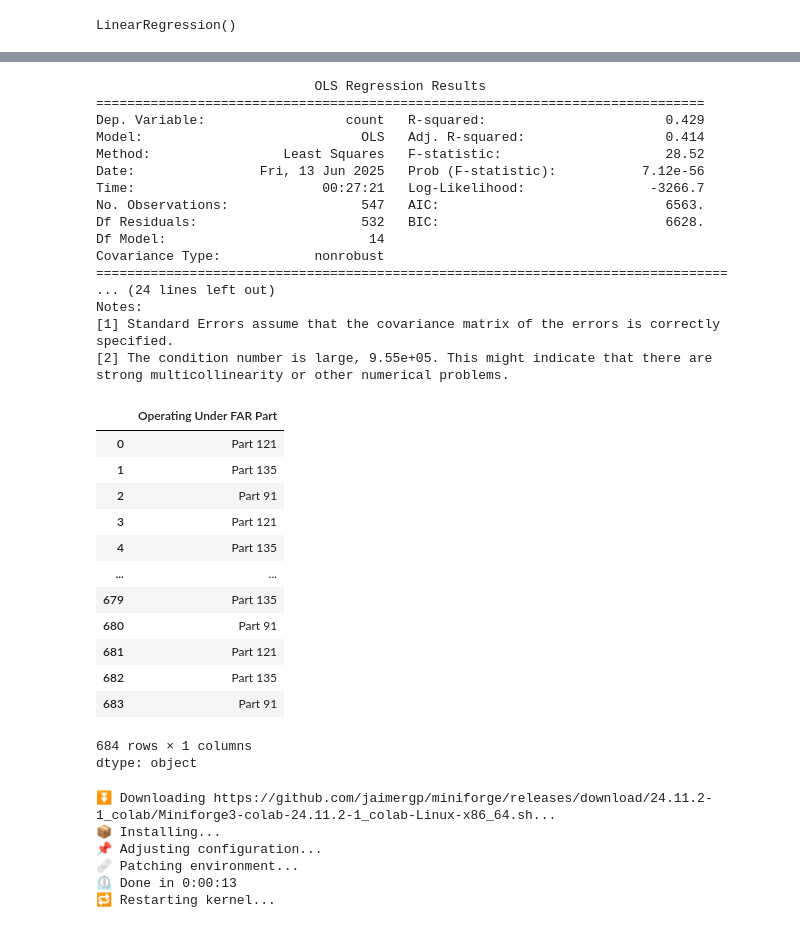
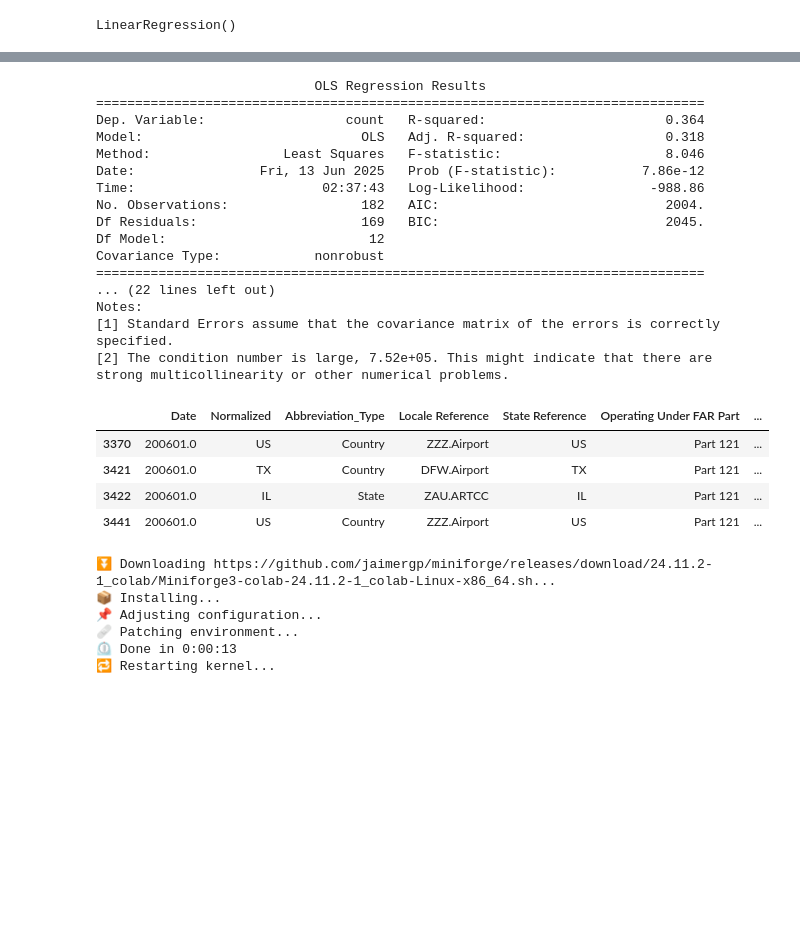
Before and after one commit to terryljh/aviation2, a Jupyter notebook: asrs linear model2.ipynb, the cells around one changed output, grey strips where cells are left out. Drawn from its saved outputs; the diff is of its cells as text; code cells hidden in the pictures; blank space fills up the shorter version.

```diff
--- a/asrs linear model2.ipynb
+++ b/asrs linear model2.ipynb
@@ -433,8 +438,10 @@ dfsubset2=dfsubset2.copy()
 dfsubset2['Year'] = dfsubset2['Date']//100
 dfsubset2['Month'] = dfsubset2['Date']%100
 
-dfsubset2['Human_Factors'] = dfsubset2['Primary Problem'] == 'Human Factors'
-hf_by_month = dfsubset2.groupby(['Year', 'Month'])['Human_Factors'].mean().reset_index(name='pct_human_factors')
+dfsubset2 = dfsubset2[dfsubset2['Operating Under FAR Part'] == 'Part 121']
+
+#dfsubset2['Human_Factors'] = dfsubset2['Primary Problem'] == 'Human Factors'
+#hf_by_month = dfsubset2.groupby(['Year', 'Month'])['Human_Factors'].mean().reset_index(name='pct_human_factors')
 
 #dfsubset2['Operating Under FAR Part'] = dfsubset2['Operating Under FAR Part'].astype(str)
 #dfsubset2['Operating Under FAR Part'] = dfsubset2['Operating Under FAR Part'].apply(
@@ -461,81 +468,73 @@ dfsubset2['Operating Under FAR Part'] = dfsubset2['Operating Under FAR Part'].ap
 counts = dfsubset2['Operating Under FAR Part'].value_counts()
 low_freq_labels = counts[counts < 1000].index
 dfsubset2['Operating Under FAR Part'] = dfsubset2['Operating Under FAR Part'].replace(low_freq_labels, 'Other')
-dfsubset2 = dfsubset2[dfsubset2['Operating Under FAR Part'].isin(['Part 121', 'Part 135','Part 91'])].reset_index(drop=True)
+#dfsubset2 = dfsubset2[dfsubset2['Operating Under FAR Part'].isin(['Part 121', 'Part 135','Part 91'])].reset_index(drop=True)
 
-dfsubset2['FAR_121'] = dfsubset2['Operating Under FAR Part'] == 'Part 121'
-far_by_month = dfsubset2.groupby(['Year', 'Month'])['FAR_121'].mean().reset_index(name='pct_far121')
+#far_by_month = dfsubset2.groupby(['Year', 'Month'])['FAR_121'].mean().reset_index(name='pct_far121')
 #we don't include this in the model because commerical is the baseline
 
-dfsubset2['FAR_91'] = dfsubset2['Operating Under FAR Part'] == 'Part 91'
-far91_by_month = dfsubset2.groupby(['Year', 'Month'])['FAR_91'].mean().reset_index(name='pct_far91')
+#dfsubset2['FAR_91'] = dfsubset2['Operating Under FAR Part'] == 'Part 91'
+#far91_by_month = dfsubset2.groupby(['Year', 'Month'])['FAR_91'].mean().reset_index(name='pct_far91')
 
-dfsubset2['FAR_135'] = dfsubset2['Operating Under FAR Part'] == 'Part 135'
-far135_by_month = dfsubset2.groupby(['Year', 'Month'])['FAR_135'].mean().reset_index(name='pct_far135')
+#dfsubset2['FAR_135'] = dfsubset2['Operating Under FAR Part'] == 'Part 135'
+#far135_by_month = dfsubset2.groupby(['Year', 'Month'])['FAR_135'].mean().reset_index(name='pct_far135')
 
 #dfsubset2['OTHER_FAR'] = dfsubset2['Operating Under FAR Part'].isin(['Part 129', 'Part 107', 'Other'])
 #pct_other_by_month = dfsubset2.groupby(['Year', 'Month'])['OTHER_FAR'].mean().reset_index(name='pct_other')
 
-grouped = dfsubset2.groupby(['Year', 'Month','Operating Under FAR Part']).size().reset_index(name='count')
-grouped['count'] = grouped.apply(lambda row: row['count'] / {'Part 121': 0.5615, 'Part 135': 0.0705, 'Part 91': 0.3680}[row['Operating Under FAR Part']], axis=1)
+grouped = dfsubset2.groupby(['Year', 'Month'#,'Operating Under FAR Part'
+                             ]).size().reset_index(name='count')
+#grouped['count'] = grouped.apply(lambda row: row['count'] / {'Part 121': 0.5615, 'Part 135': 0.0705, 'Part 91': 0.3680}[row['Operating Under FAR Part']], axis=1)
 
 #model_df = grouped.merge(hf_by_month, on=['Year', 'Month']).merge(far91_by_month, on=['Year', 'Month']).merge(far135_by_month, on=['Year', 'Month']).merge(pct_other_by_month, on=['Year', 'Month']).merge(far_by_month, on=['Year', 'Month'])
 #model_df['Month'] = model_df['Month'].astype(int)
 
 month_dummies = pd.get_dummies(grouped['Month'], prefix='Month', drop_first=True)
-far_dummies = pd.get_dummies(grouped['Operating Under FAR Part'], prefix='Part', drop_first=False)
-far_dummies = far_dummies.drop(columns=['Part_Part 121'])
+#far_dummies = pd.get_dummies(grouped['Operating Under FAR Part'], prefix='Part', drop_first=False)
+#far_dummies = far_dummies.drop(columns=['Part_Part 121'])
 
-grouped['Year'] = pd.to_numeric(model_df['Year'], errors='coerce')
+grouped['Year'] = pd.to_numeric(grouped['Year'], errors='coerce')
 
 X = pd.concat([grouped[['Year'#,'pct_human_factors', 'pct_far91', 'pct_far135','pct_other'
-                         ]].astype(float), month_dummies.astype(float),far_dummies.astype(float)], axis=1)
+                         ]].astype(float), month_dummies.astype(float)#,far_dummies.astype(float)
+                         ], axis=1)
 y = grouped['count'].astype(float)
 
 X = X.apply(pd.to_numeric, errors='coerce').dropna()
 y = y.loc[X.index]
 X_train, X_test, y_train, y_test = train_test_split(
 X, y, test_size=0.2, random_state=945)
 monthmodel = LinearRegression()
 monthmodel.fit(X_train,y_train)
 
 X_train = sm.add_constant(X_train, prepend=False)
 
 monthmodel2 = sm.OLS(y_train, X_train).fit()
 print(monthmodel2.summary())
-grouped['Operating Under FAR Part']
+dfsubset2.head(4)
 # %% [output]
                             OLS Regression Results
 ==============================================================================
-Dep. Variable:                  count   R-squared:                       0.429
-Model:                            OLS   Adj. R-squared:                  0.414
-Method:                 Least Squares   F-statistic:                     28.52
-Date:                Fri, 13 Jun 2025   Prob (F-statistic):           7.12e-56
-Time:                        00:27:21   Log-Likelihood:                -3266.7
-No. Observations:                 547   AIC:                             6563.
-Df Residuals:                     532   BIC:                             6628.
-Df Model:                          14
+Dep. Variable:                  count   R-squared:                       0.364
+Model:                            OLS   Adj. R-squared:                  0.318
+Method:                 Least Squares   F-statistic:                     8.046
+Date:                Fri, 13 Jun 2025   Prob (F-statistic):           7.86e-12
+Time:                        02:37:43   Log-Likelihood:                -988.86
+No. Observations:                 182   AIC:                             2004.
+Df Residuals:                     169   BIC:                             2045.
+Df Model:                          12
 Covariance Type:            nonrobust
-=================================================================================
-... (24 lines left out)
+==============================================================================
+... (22 lines left out)
 Notes:
 [1] Standard Errors assume that the covariance matrix of the errors is correctly specified.
-[2] The condition number is large, 9.55e+05. This might indicate that there are
+[2] The condition number is large, 7.52e+05. This might indicate that there are
 strong multicollinearity or other numerical problems.
-|  | Operating Under FAR Part |
-| 0 | Part 121 |
-| 1 | Part 135 |
-| 2 | Part 91 |
-| 3 | Part 121 |
-| 4 | Part 135 |
-| ... | ... |
-| 679 | Part 135 |
-| 680 | Part 91 |
-| 681 | Part 121 |
-| 682 | Part 135 |
-| 683 | Part 91 |
+|  | Date | Normalized | Abbreviation_Type | Locale Reference | State Reference | Operating Under FAR Part | ... |
+| 3370 | 200601.0 | US | Country | ZZZ.Airport | US | Part 121 | ... |
+| 3421 | 200601.0 | TX | Country | DFW.Airport | TX | Part 121 | ... |
+| 3422 | 200601.0 | IL | State | ZAU.ARTCC | IL | Part 121 | ... |
+| 3441 | 200601.0 | US | Country | ZZZ.Airport | US | Part 121 | ... |
-684 rows × 1 columns
-dtype: object
 # %%
 !pip install -q condacolab
 import condacolab
```
Also changed, not shown: parts of 4 cells of this notebook.
